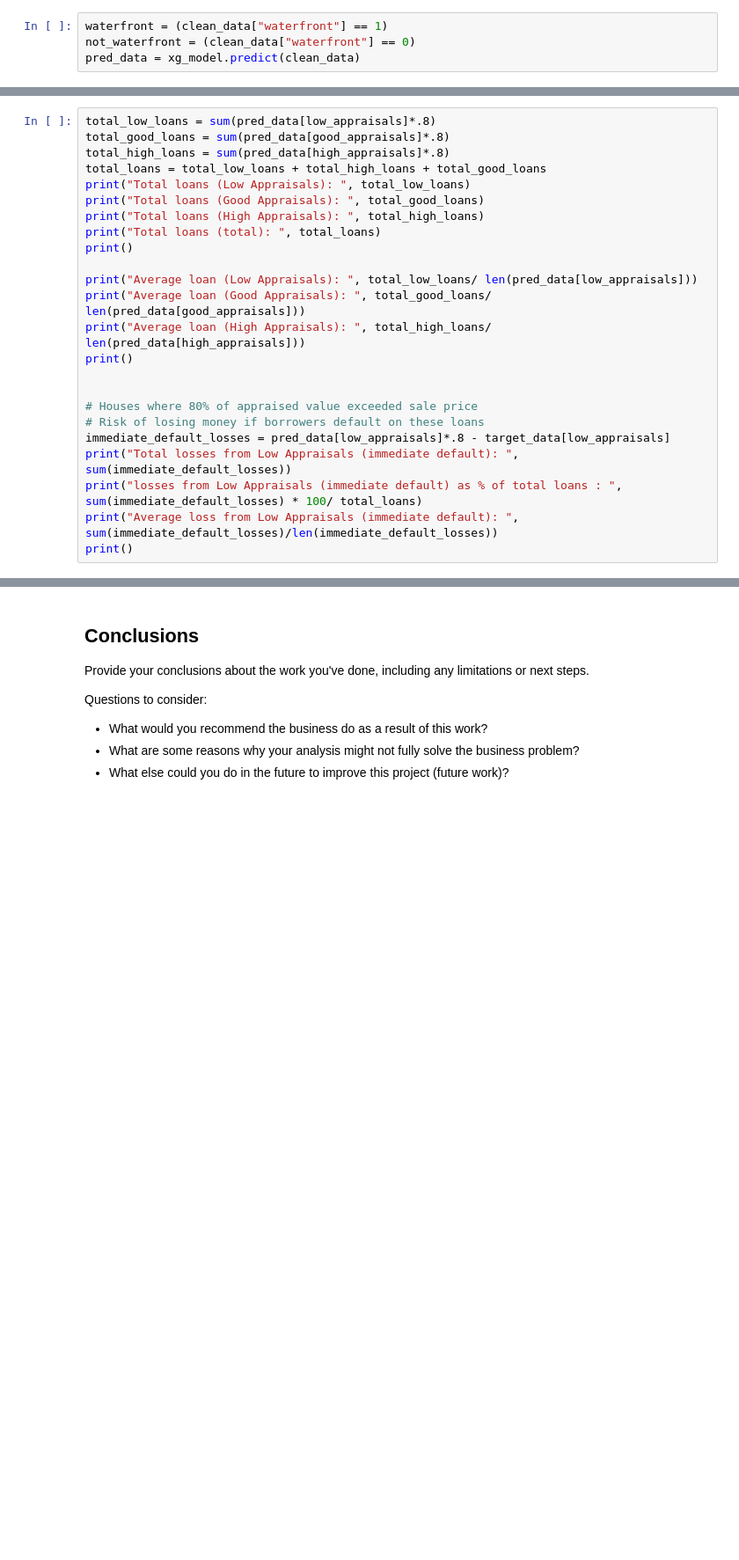
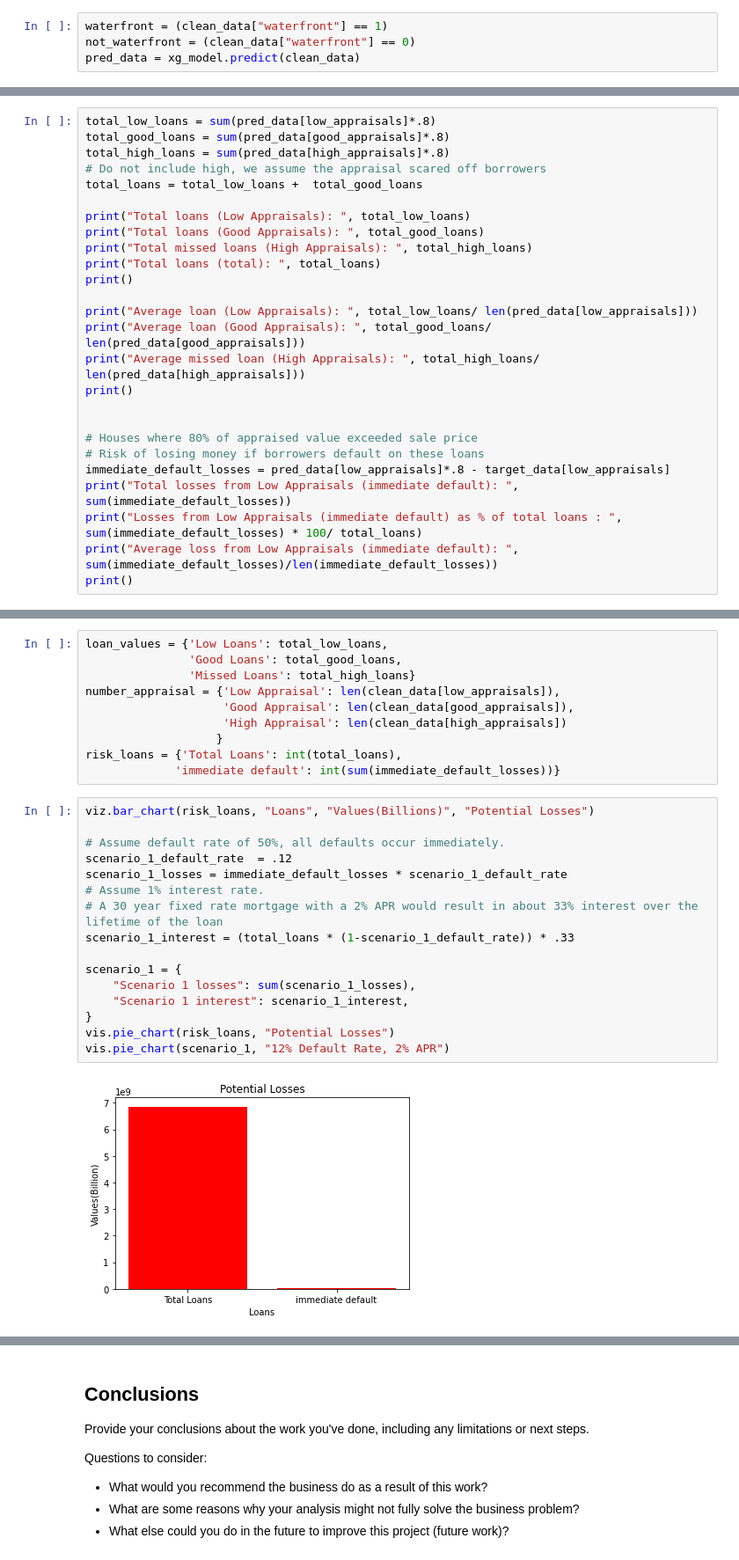
Before and after one commit to mengyujackson121/AI_APPRAISER, a Jupyter notebook: Project_2_MengyuJ.ipynb, the cells around one changed output, grey strips where cells are left out. Shown: that part at 88% size. Cells and saved outputs as stored; diff of their text form; blank space fills up the shorter version.

Commit message:
update pie chart and bar chart

```diff
--- a/Project_2_MengyuJ.ipynb
+++ b/Project_2_MengyuJ.ipynb
@@ -211,16 +215,18 @@ Sale price over 105% of appriasal (Very High Appraisal):  5943
 total_low_loans = sum(pred_data[low_appraisals]*.8)
 total_good_loans = sum(pred_data[good_appraisals]*.8)
 total_high_loans = sum(pred_data[high_appraisals]*.8)
-total_loans = total_low_loans + total_high_loans + total_good_loans
+# Do not include high, we assume the appraisal scared off borrowers
+total_loans = total_low_loans +  total_good_loans
+
 print("Total loans (Low Appraisals): ", total_low_loans)
 print("Total loans (Good Appraisals): ", total_good_loans)
-print("Total loans (High Appraisals): ", total_high_loans)
+print("Total missed loans (High Appraisals): ", total_high_loans)
 print("Total loans (total): ", total_loans)
 print()
 
 print("Average loan (Low Appraisals): ", total_low_loans/ len(pred_data[low_appraisals]))
 print("Average loan (Good Appraisals): ", total_good_loans/ len(pred_data[good_appraisals]))
-print("Average loan (High Appraisals): ", total_high_loans/ len(pred_data[high_appraisals]))
+print("Average missed loan (High Appraisals): ", total_high_loans/ len(pred_data[high_appraisals]))
 print()
 
 
@@ -228,7 +234,7 @@ print()
 # Risk of losing money if borrowers default on these loans
 immediate_default_losses = pred_data[low_appraisals]*.8 - target_data[low_appraisals]
 print("Total losses from Low Appraisals (immediate default): ", sum(immediate_default_losses))
-print("losses from Low Appraisals (immediate default) as % of total loans : ", sum(immediate_default_losses) * 100/ total_loans)
+print("Losses from Low Appraisals (immediate default) as % of total loans : ", sum(immediate_default_losses) * 100/ total_loans)
 print("Average loss from Low Appraisals (immediate default): ", sum(immediate_default_losses)/len(immediate_default_losses))
 print()
 # %% [output]
@@ -246,0 +253,28 @@ Average loss from Low Appraisals (immediate default):  35945.87495719178
+# %%
+loan_values = {'Low Loans': total_low_loans,
+               'Good Loans': total_good_loans,
+               'Missed Loans': total_high_loans}
+number_appraisal = {'Low Appraisal': len(clean_data[low_appraisals]),
+                    'Good Appraisal': len(clean_data[good_appraisals]),
+                    'High Appraisal': len(clean_data[high_appraisals])
+                   }
+risk_loans = {'Total Loans': int(total_loans),
+             'immediate default': int(sum(immediate_default_losses))}
+# %%
+viz.bar_chart(risk_loans, "Loans", "Values(Billions)", "Potential Losses")
+
+# Assume default rate of 50%, all defaults occur immediately.
+scenario_1_default_rate  = .12
+scenario_1_losses = immediate_default_losses * scenario_1_default_rate
+# Assume 1% interest rate.
+# A 30 year fixed rate mortgage with a 2% APR would result in about 33% interest over the lifetime of the loan
+scenario_1_interest = (total_loans * (1-scenario_1_default_rate)) * .33
+
+scenario_1 = {
+    "Scenario 1 losses": sum(scenario_1_losses),
+    "Scenario 1 interest": scenario_1_interest,
+}
+vis.pie_chart(risk_loans, "Potential Losses")
+vis.pie_chart(scenario_1, "12% Default Rate, 2% APR")
+# %% [output]
+[figure, added]
```
Also changed, not shown: parts of 18 cells of this notebook, 2 other files.
